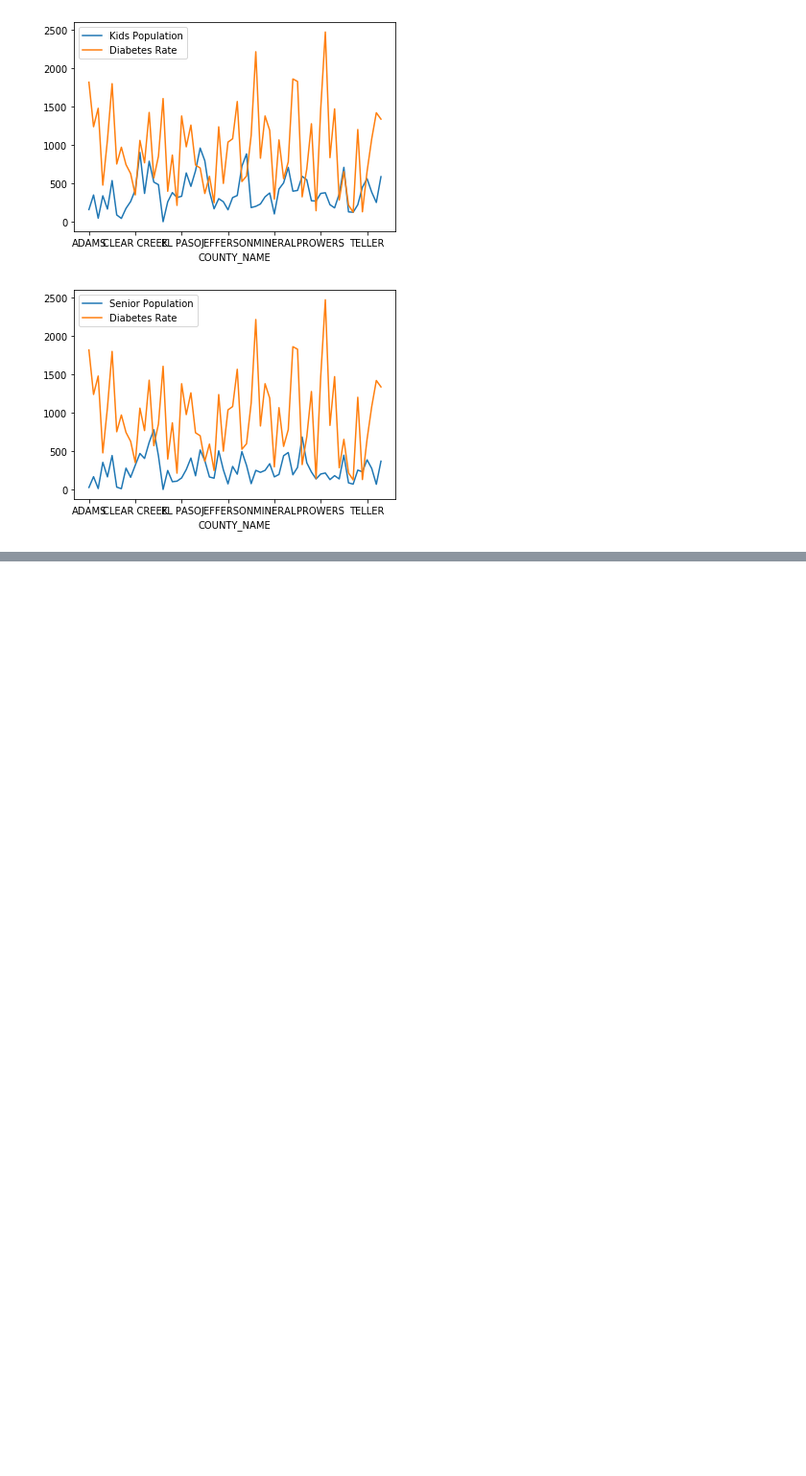
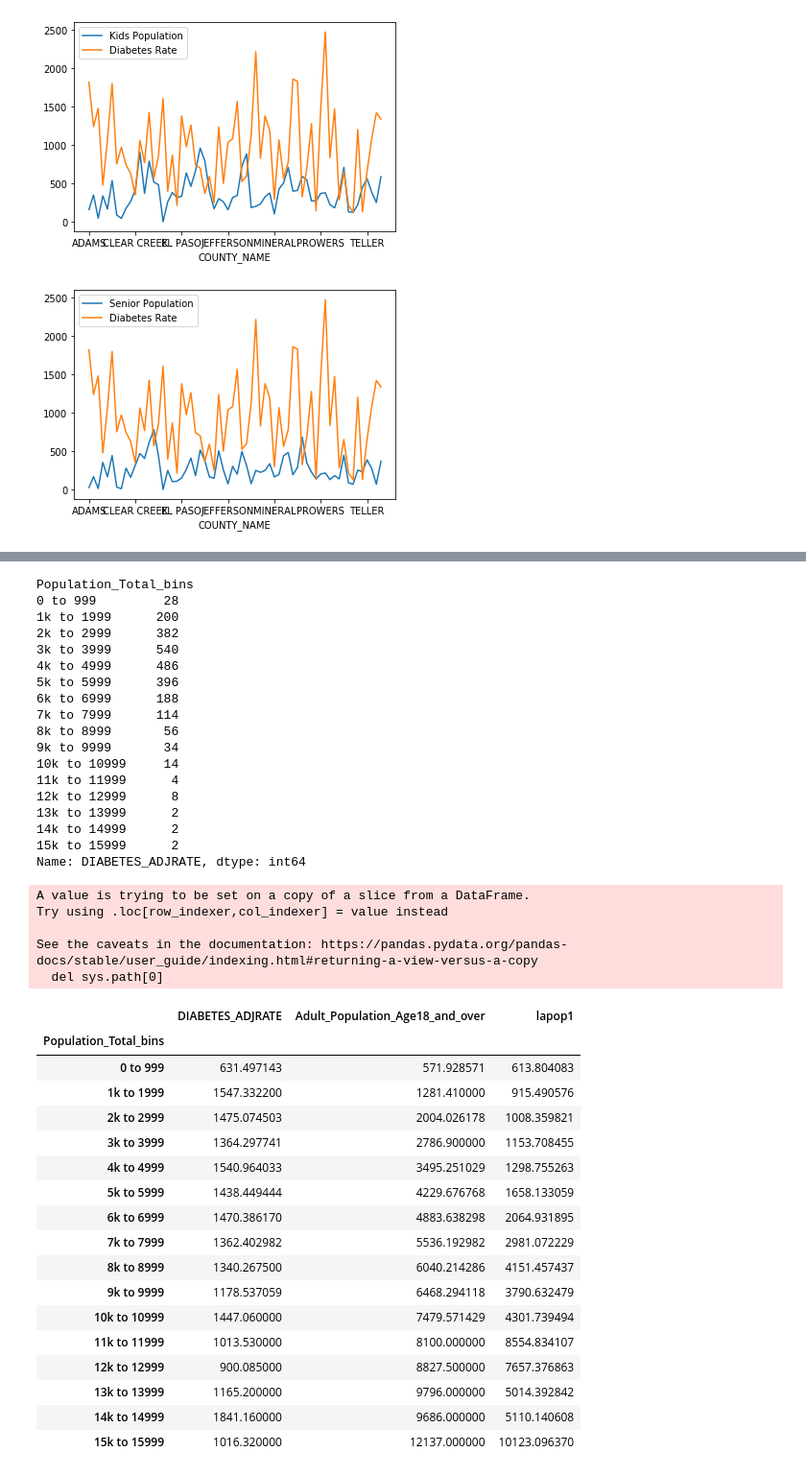
Before and after one commit to Ryan-Eberle/Diabetes-Demographics-in-Colorado, a Jupyter notebook: Diabetes_age_analysis.ipynb, the cells around one changed output, grey strips where cells are left out. Shown at 96% size. Cells and saved outputs as stored; diff of their text form; code cells hidden in the pictures; blank space fills up the shorter version.

```diff
--- a/Diabetes_age_analysis.ipynb
+++ b/Diabetes_age_analysis.ipynb
@@ -188,0 +177,66 @@ plt.show()
+# %%
+#bins and labels for population totals 17bins, 16 labels
+bins = [0,999,1999,2999,3999,4999,5999,6999,7999,8999,9999,
+        10999,11999,12999,13999,14999,16000]
+bin_labels= ["0 to 999","1k to 1999", "2k to 2999","3k to 3999","4k to 4999",
+            "5k to 5999","6k to 6999","7k to 7999","8k to 8999","9k to 9999",
+            "10k to 10999","11k to 11999","12k to 12999","13k to 13999",
+             "14k to 14999","15k to 15999"]
+
+# Slice the data and place it into bins
+pd.cut(combined_data_df["Population_Total"], bins, labels=bin_labels)
+
+# Place the data series into a new column inside of the DataFrame
+combined_data_df["Population_Total_bins"] = pd.cut(combined_data_df["Population_Total"], bins, labels=bin_labels)
+combined_data_df.head()
+
+# Create a GroupBy object based upon "Population_Total_bins"
+data_pop_bins = combined_data_df.groupby("Population_Total_bins")
+
+# Find how many rows fall into each bin
+print(data_pop_bins["DIABETES_ADJRATE"].count())
+
+# Get the average of each column within the GroupBy object
+data_pop_bins[["DIABETES_ADJRATE", "Adult_Population_Age18_and_over", "lapop1"]].mean()
+# %% [output]
+Population_Total_bins
+0 to 999         28
+1k to 1999      200
+2k to 2999      382
+3k to 3999      540
+4k to 4999      486
+5k to 5999      396
+6k to 6999      188
+7k to 7999      114
+8k to 8999       56
+9k to 9999       34
+10k to 10999     14
+11k to 11999      4
+12k to 12999      8
+13k to 13999      2
+14k to 14999      2
+15k to 15999      2
+Name: DIABETES_ADJRATE, dtype: int64
+A value is trying to be set on a copy of a slice from a DataFrame.
+Try using .loc[row_indexer,col_indexer] = value instead
+
+See the caveats in the documentation: https://pandas.pydata.org/pandas-docs/stable/user_guide/indexing.html#returning-a-view-versus-a-copy
+  del sys.path[0]
+|  | DIABETES_ADJRATE | Adult_Population_Age18_and_over | lapop1 |
+| Population_Total_bins |  |  |  |
+| 0 to 999 | 631.497143 | 571.928571 | 613.804083 |
+| 1k to 1999 | 1547.332200 | 1281.410000 | 915.490576 |
+| 2k to 2999 | 1475.074503 | 2004.026178 | 1008.359821 |
+| 3k to 3999 | 1364.297741 | 2786.900000 | 1153.708455 |
+| 4k to 4999 | 1540.964033 | 3495.251029 | 1298.755263 |
+| 5k to 5999 | 1438.449444 | 4229.676768 | 1658.133059 |
+| 6k to 6999 | 1470.386170 | 4883.638298 | 2064.931895 |
+| 7k to 7999 | 1362.402982 | 5536.192982 | 2981.072229 |
+| 8k to 8999 | 1340.267500 | 6040.214286 | 4151.457437 |
+| 9k to 9999 | 1178.537059 | 6468.294118 | 3790.632479 |
+| 10k to 10999 | 1447.060000 | 7479.571429 | 4301.739494 |
+| 11k to 11999 | 1013.530000 | 8100.000000 | 8554.834107 |
+| 12k to 12999 | 900.085000 | 8827.500000 | 7657.376863 |
+| 13k to 13999 | 1165.200000 | 9796.000000 | 5014.392842 |
+| 14k to 14999 | 1841.160000 | 9686.000000 | 5110.140608 |
+| 15k to 15999 | 1016.320000 | 12137.000000 | 10123.096370 |
```
Also changed, not shown: parts of 11 cells of this notebook.
